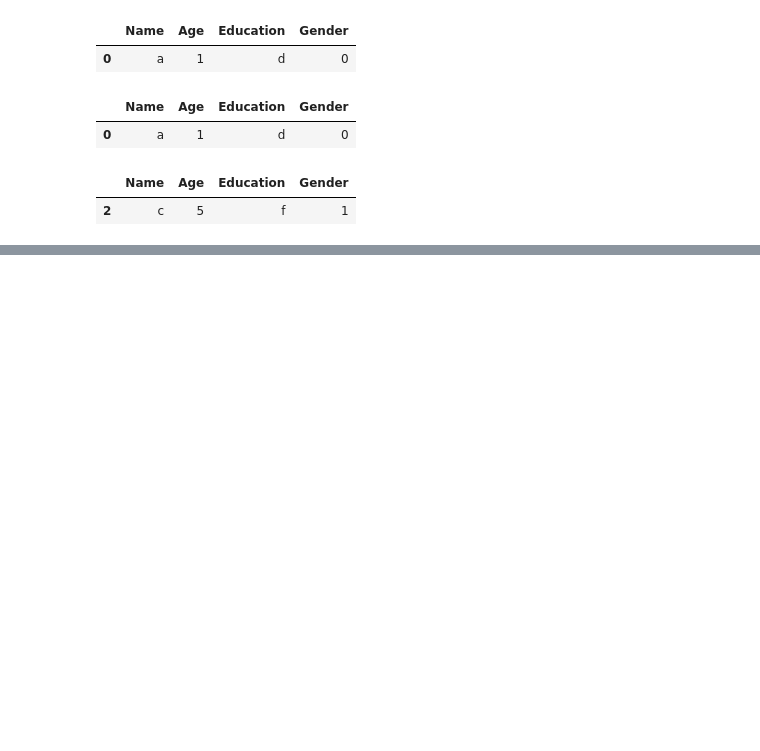
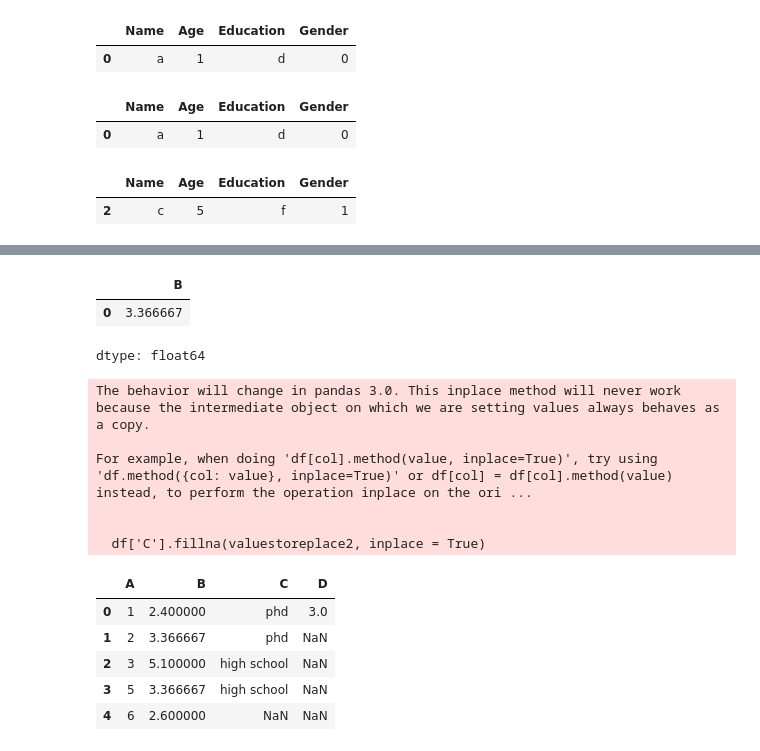
Before and after one commit to srikanth15650/test, a Jupyter notebook: numpy_and_pandas.ipynb, the cells around one changed output, grey strips where cells are left out. Cells and saved outputs as stored; diff of their text form; code cells hidden in the pictures; blank space fills up the shorter version.

```diff
--- a/numpy_and_pandas.ipynb
+++ b/numpy_and_pandas.ipynb
@@ -376,0 +480,3 @@ customer_filtered1
+# %%
+df['B'].fillna(valuestoreplace, inplace = True)
+print(df)
@@ -376,0 +496,24 @@ customer_filtered1
+# %%
+#most frequent value in the column B
+valuestoreplace2 = df['B'].mode()
+valuestoreplace2
+# %% [output]
+|  | B |
+| 0 | 3.366667 |
+dtype: float64
+# %%
+df['C'].fillna(valuestoreplace2, inplace = True)
+df
+# %% [output]
+The behavior will change in pandas 3.0. This inplace method will never work because the intermediate object on which we are setting values always behaves as a copy.
+
+For example, when doing 'df[col].method(value, inplace=True)', try using 'df.method({col: value}, inplace=True)' or df[col] = df[col].method(value) instead, to perform the operation inplace on the ori ...
+
+
+  df['C'].fillna(valuestoreplace2, inplace = True)
+|  | A | B | C | D |
+| 0 | 1 | 2.400000 | phd | 3.0 |
+| 1 | 2 | 3.366667 | phd | NaN |
+| 2 | 3 | 5.100000 | high school | NaN |
+| 3 | 5 | 3.366667 | high school | NaN |
+| 4 | 6 | 2.600000 | NaN | NaN |
```
Also changed, not shown: parts of 27 cells of this notebook.
